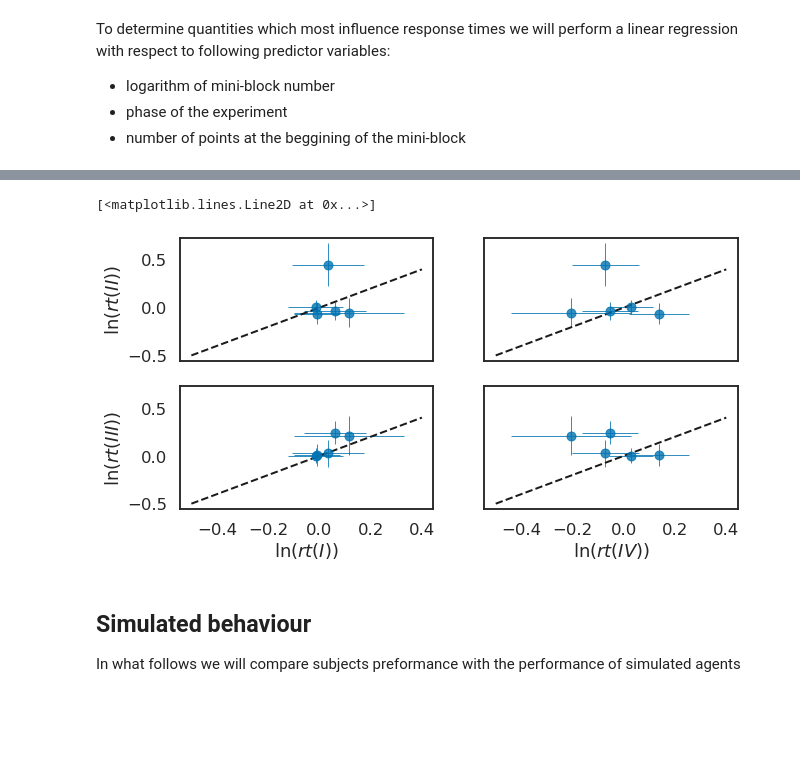
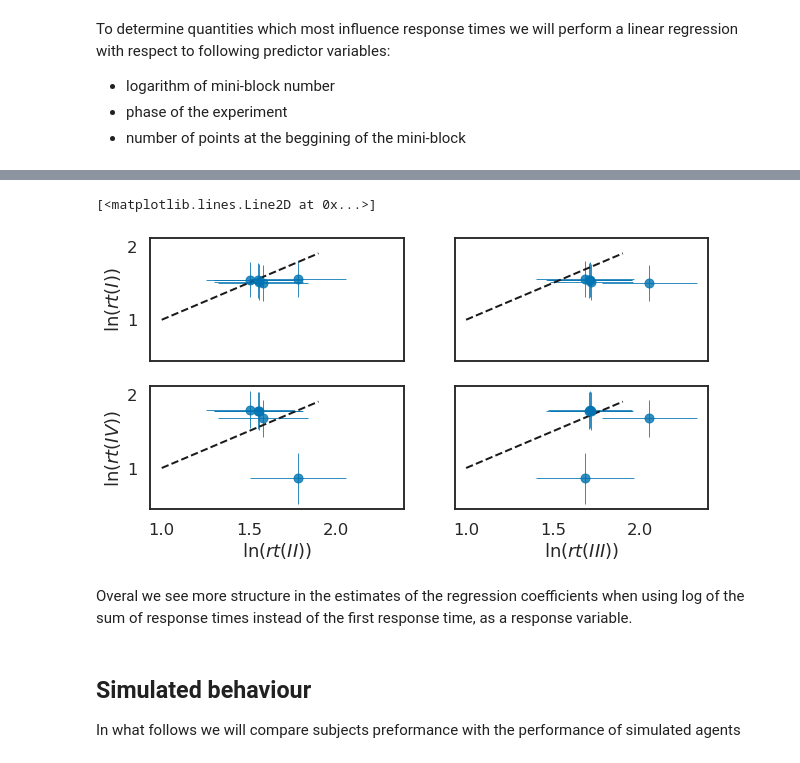
Before and after one commit to jeffensen/plandepth, a Jupyter notebook: notebooks/analysing_behavioural_data.ipynb, the cells around one changed output, grey strips where cells are left out. Saved outputs shown, nothing was run; the diff lists cells and outputs as text; code cells hidden in the pictures; blank space fills up the shorter version.

Commit message:
updated bayesian regression

```diff
--- a/notebooks/analysing_behavioural_data.ipynb
+++ b/notebooks/analysing_behavioural_data.ipynb
@@ -118,0 +145,8 @@ sigma_w = np.std(weights_sample, 0)
+# %%
+### visualise regression results ###
+
+import numpy as onp
+
+betas = []
+for smpl in samples:
+    betas.append(onp.array(smpl['beta']).astype(onp.double))
@@ -154,48 +189,52 @@ plt.title('posterior over coefficient of points at the beggining of a mini-block
 # %%
 # plot phase coefficients
+mu_w = betas[1][..., 1:5].mean(0)
+sigma_w = betas[1][..., 1:5].std(0)
 
 fig, ax = plt.subplots(2, 2, figsize = (10, 5), sharey = True, sharex = True)
 
-ax[0,0].errorbar(mu_w[2], mu_w[3],
-                 xerr=sigma_w[2],
-                 yerr=sigma_w[3],
+ax[0,0].errorbar(mu_w[:, 0], mu_w[:, 1],
+                 xerr=sigma_w[:, 0],
+                 yerr=sigma_w[:, 1],
                  fmt='o',
                  elinewidth = 1,
                  alpha = .8);
-ax[0,1].errorbar(mu_w[5], mu_w[3],
-                 xerr=sigma_w[5],
-                 yerr=sigma_w[3],
+ax[0,1].errorbar(mu_w[:, 2], mu_w[:, 1],
+                 xerr=sigma_w[:, 2],
+                 yerr=sigma_w[:, 1],
                  fmt='o',
                  elinewidth = 1,
                  alpha = .8);
 
-ax[1,0].errorbar(mu_w[2], mu_w[4],
-                 xerr=sigma_w[2],
-                 yerr=sigma_w[4],
+ax[1,0].errorbar(mu_w[:, 0], mu_w[:, 3],
+                 xerr=sigma_w[:, 0],
+                 yerr=sigma_w[:, 3],
                  fmt='o',
                  elinewidth = 1,
                  alpha = .8);
 
-ax[1,1].errorbar(mu_w[5], mu_w[4],
-                 xerr=sigma_w[5],
-                 yerr=sigma_w[4],
+ax[1,1].errorbar(mu_w[:, 2], mu_w[:, 3],
+                 xerr=sigma_w[:, 2],
+                 yerr=sigma_w[:, 3],
                  fmt='o',
                  elinewidth = 1,
                  alpha = .8);
 
-ax[0,0].set_ylabel(r'$\ln(rt(II))$')
-ax[1,0].set_xlabel(r'$\ln(rt(I))$')
-ax[1,0].set_ylabel(r'$\ln(rt(III))$')
-ax[1,1].set_xlabel(r'$\ln(rt(IV))$')
+ax[0,0].set_ylabel(r'$\ln(rt(I))$')
+ax[1,0].set_xlabel(r'$\ln(rt(II))$')
+ax[1,0].set_ylabel(r'$\ln(rt(IV))$')
+ax[1,1].set_xlabel(r'$\ln(rt(III))$')
 
-x = np.arange(-.5, .5, .1)
+x = np.arange(1., 2., .1)
 ax[0,0].plot(x, x, 'k--', lw = 2)
 ax[0,1].plot(x, x, 'k--', lw = 2)
 ax[1,0].plot(x, x, 'k--', lw = 2)
 ax[1,1].plot(x, x, 'k--', lw = 2)
 # %% [output]
 [<matplotlib.lines.Line2D at 0x...>]
-[figure, old version]
+[figure, new version]
+# %% [markdown]
+Overal we see more structure in the estimates of the regression coefficients when using log of the sum of response times instead of the first response time, as a response variable.
 # %% [markdown]
 ## Simulated behaviour
 In what follows we will compare subjects preformance with the performance of simulated agents
```
Also changed, not shown: parts of 14 cells of this notebook, 5 other files.
